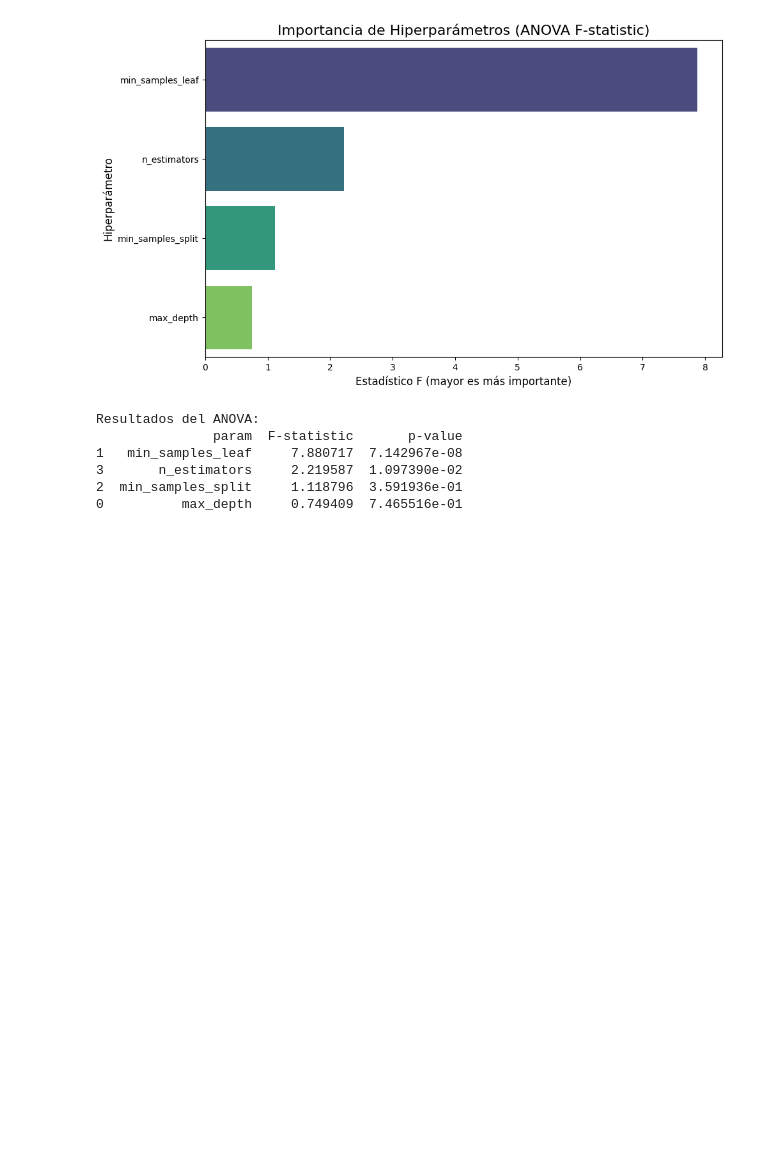
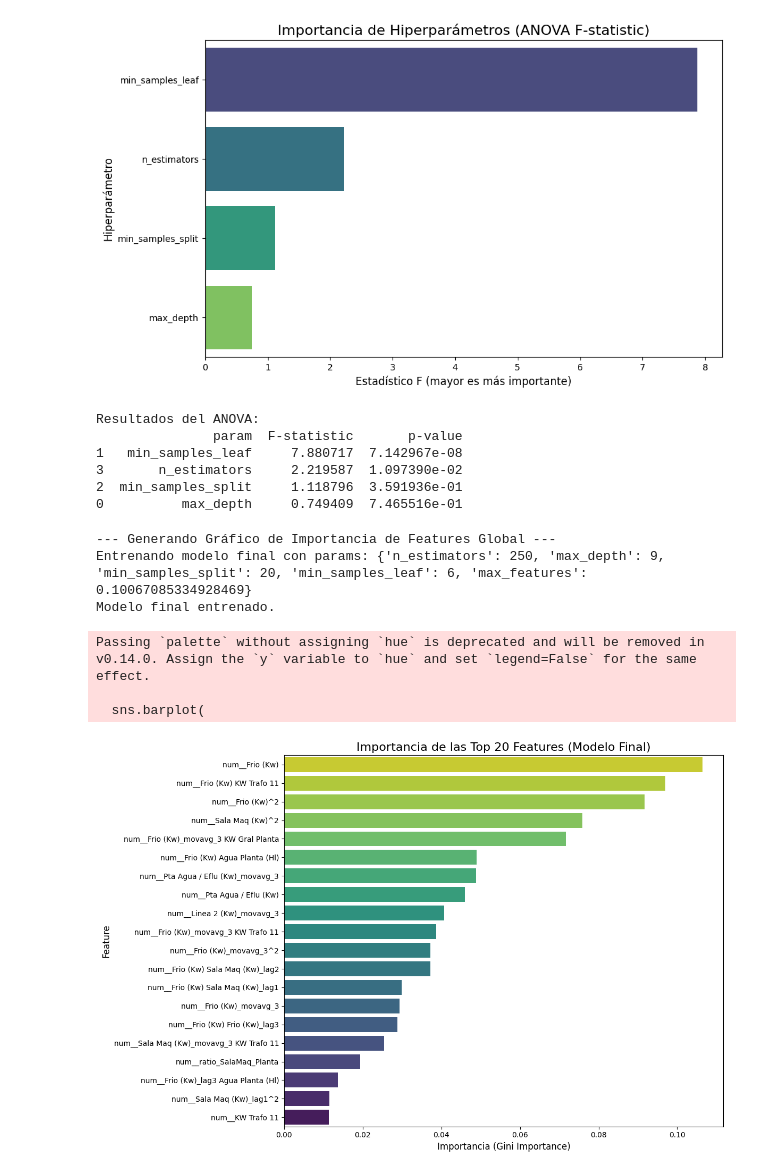
Before and after one commit to DayubMateo/MostoElMostro, a Jupyter notebook: notebooks/modelado.ipynb, the cells around one changed output. Cells and saved outputs as stored; diff of their text form; code cells hidden in the pictures; blank space fills up the shorter version.

Commit message:
Feature importance

```diff
--- a/notebooks/modelado.ipynb
+++ b/notebooks/modelado.ipynb
@@ -875,3 +875,66 @@ Resultados del ANOVA:
 3       n_estimators     2.219587  1.097390e-02
 2  min_samples_split     1.118796  3.591936e-01
 0          max_depth     0.749409  7.465516e-01
+# %%
+print("\n--- Generando Gráfico de Importancia de Features Global ---")
+
+# --- 1. Obtener los mejores hiperparámetros ---
+best_params = study_rf_mae.best_params
+print(f"Entrenando modelo final con params: {best_params}")
+
+# --- 2. Entrenar el modelo final con los mejores parámetros ---
+# Usamos RandomForestRegressor, ya que el estudio se llama 'study_rf_mae'
+final_model = RandomForestRegressor(**best_params)
+final_model.fit(X_train, y_train)
+
+print("Modelo final entrenado.")
+
+# --- 3. Obtener y estructurar la importancia de features ---
+try:
+    importances = final_model.feature_importances_
+    feature_names = X_train.columns
+
+    # Crear un DataFrame para graficar
+    importance_df = pd.DataFrame({
+        "feature": feature_names,
+        "importance": importances
+    })
+
+    # Ordenar por importancia (de mayor a menor)
+    importance_df = importance_df.sort_values(by="importance", ascending=False)
+
+    # --- 4. Graficar (mostramos solo las Top 20 por legibilidad) ---
+    N_TOP_FEATURES = 20
+    if len(importance_df) > N_TOP_FEATURES:
+        plot_df = importance_df.head(N_TOP_FEATURES)
+        plot_title = f"Importancia de las Top {N_TOP_FEATURES} Features (Modelo Final)"
+    else:
+        plot_df = importance_df
+        plot_title = "Importancia de Features (Modelo Final)"
+
+    plt.figure(figsize=(12, 8)) # Ajusta el tamaño según sea necesario
+    sns.barplot(
+        x="importance",
+        y="feature",
+        data=plot_df,
+        palette="viridis_r" # Paleta de color invertida para variar
+    )
+    plt.title(plot_title, fontsize=16)
+    plt.xlabel("Importancia (Gini Importance)", fontsize=12)
+    plt.ylabel("Feature", fontsize=12)
+    plt.tight_layout()
+    plt.show()
+
+except AttributeError as e:
+    print(f"\nError: {e}")
+    print("Asegúrate de que 'X_train' sea un DataFrame de Pandas para poder extraer los nombres de las columnas.")
+except NameError:
+    print("\nError: No se encontraron 'X_train' o 'y_train' en el scope.")
+# %% [output]
+--- Generando Gráfico de Importancia de Features Global ---
+Entrenando modelo final con params: {'n_estimators': 250, 'max_depth': 9, 'min_samples_split': 20, 'min_samples_leaf': 6, 'max_features': 0.10067085334928469}
+Modelo final entrenado.
+Passing `palette` without assigning `hue` is deprecated and will be removed in v0.14.0. Assign the `y` variable to `hue` and set `legend=False` for the same effect.
+
+  sns.barplot(
+[figure, added]
```
Also changed, not shown: parts of 3 cells of this notebook.
